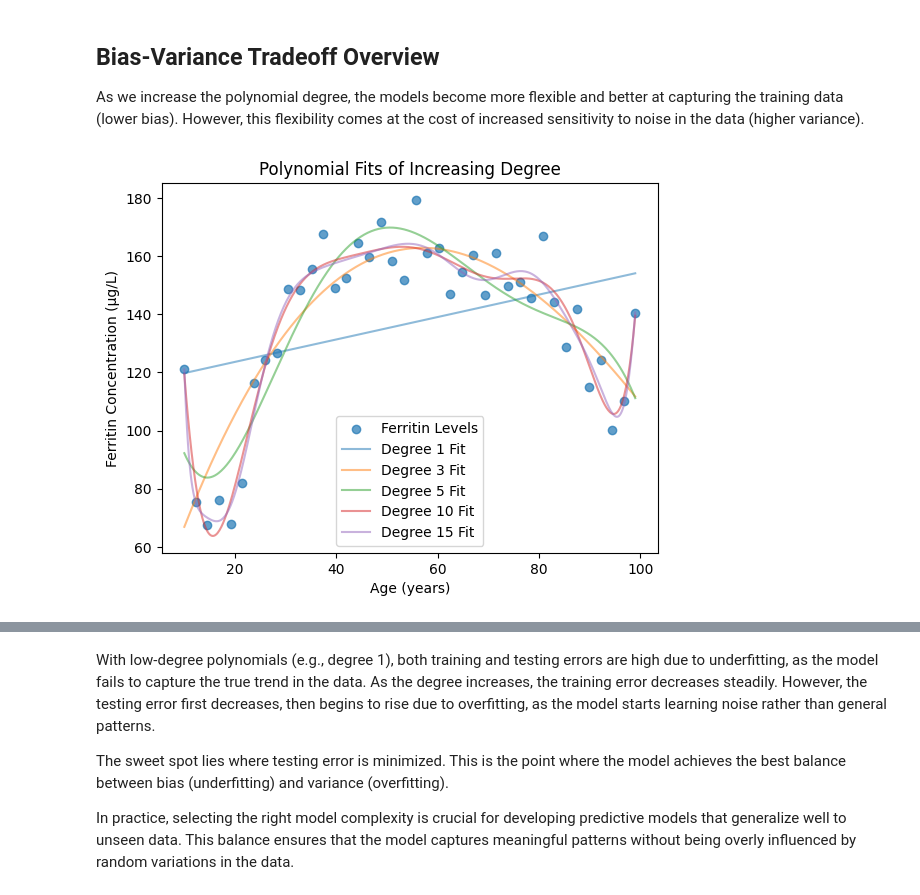
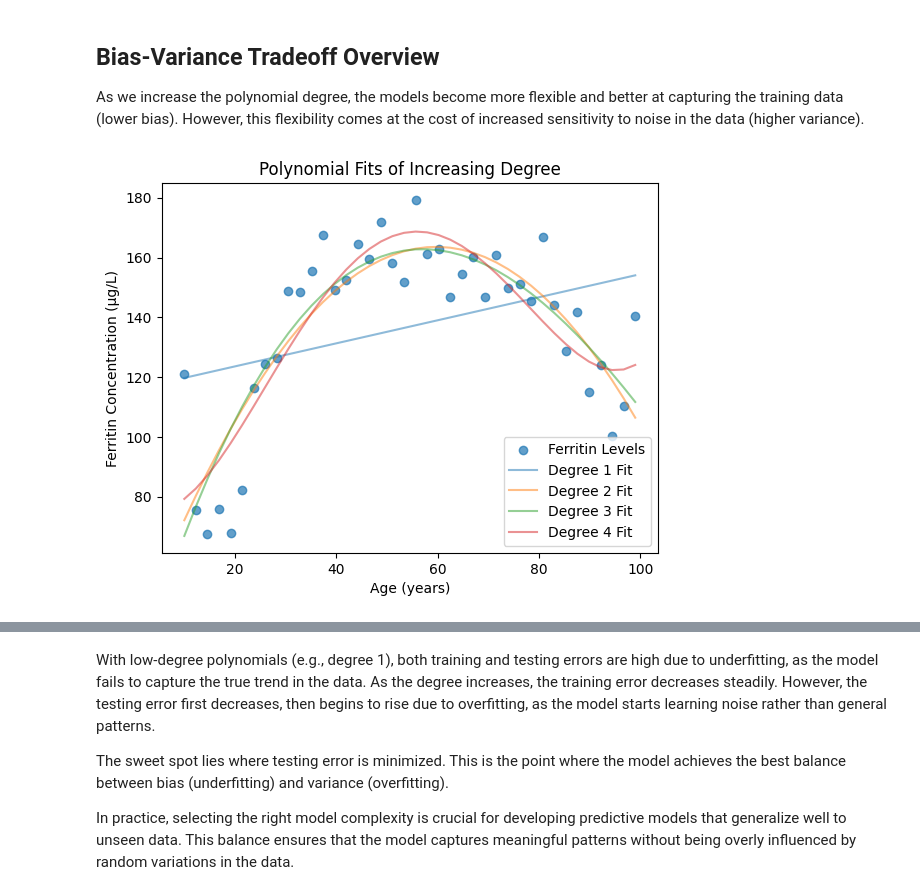
Before and after one commit to Jamoser123/PNR_Advanced_DataScience, a Jupyter notebook: 1_Overview/HandsOn_Introduction.ipynb, the cells around one changed output, grey strips where cells are left out. Saved outputs shown, nothing was run; the diff lists cells and outputs as text; code cells hidden in the pictures.

```diff
--- a/1_Overview/HandsOn_Introduction.ipynb
+++ b/1_Overview/HandsOn_Introduction.ipynb
@@ -408,20 +400,26 @@ To illustrate **low bias**, we fit a **15th-degree polynomial regression model**
 # %%
 # Fit the interpolating polynomial
 degree = 15
-coefficients = np.polyfit(data["Age"], data["Ferritin"], deg=degree)#deg=len(subset) - 1)
-polynomial = np.poly1d(coefficients)
 
-# Predict for the full dataset
-predictions = polynomial(data["Age"])
+data['Age_std'] = (data['Age'] - data['Age'].mean()) / data['Age'].std()
 
-plt.ylim(data["Ferritin"].min() - 5, data["Ferritin"].max() + 5)
+formula = create_formula(degree)
+print(formula)
 
-# Plot the higher-degree polynomial fit
+# Fit the linear regression model using statsmodels formula notation
+linear_model = smf.ols(formula=formula, data=data).fit()
+
+# Predict values using the fitted model
+predictions = linear_model.predict(data["Age_std"])
+
+# Plot the linear fit
 plt.scatter(data["Age"], data["Ferritin"], alpha=0.7, label="Ferritin Levels")
-plt.plot(data["Age"], predictions, color="green", label=f"Degree {degree} Fit (Low Bias)")
+plt.plot(data["Age"], predictions, color="red", label=f"Degree {degree} Fit (Low Bias)")
 plt.title(f"Low Bias: {degree}-Degree Polynomial Fit")
 plt.xlabel("Age (years)")
 plt.ylabel("Ferritin Concentration (µg/L)")
 plt.legend()
 plt.show()
+
+# sns.lmplot(x='Age', y='Ferritin', data=data, aspect=1.5, ci=None, line_kws={'color': 'red'}, order=degree)
 # %% [output]
@@ -466,30 +459,23 @@ As we increase the polynomial degree, the models become more flexible and better
 # %%
 # Polynomial regression function
 def fit_and_plot_polynomial(data, degrees):
     plt.scatter(data["Age"], data["Ferritin"], alpha=0.7, label="Ferritin Levels")
 
     for degree in degrees:
-        #poly = PolynomialFeatures(degree=degree)
-        #X_poly = poly.fit_transform(data[["Age"]])
-        #model = LinearRegression().fit(X_poly, data["Ferritin"])
-        #predictions = model.predict(X_poly)
 
         # Fit the interpolating polynomial
-        coefficients = np.polyfit(data["Age"], data["Ferritin"], deg=degree)
-        polynomial = np.poly1d(coefficients)
-        X_range = np.linspace(data["Age"].min(), data["Age"].max(), 500)  # Generate evenly spaced points for smooth curve
-        y_range = polynomial(X_range)
-        plt.plot(X_range, y_range, alpha=0.5, label=f"Degree {degree} Fit")
-        # Plot the polynomial fit
-        #plt.plot(data["Age"], predictions, label=f"Degree {degree}")
+        formula = create_formula(degree)
+        model = smf.ols(formula=formula, data=data).fit()
+        predictions = model.predict(data["Age_std"])
+        plt.plot(data["Age"], predictions, alpha=0.5, label=f"Degree {degree} Fit")
 
     plt.title("Polynomial Fits of Increasing Degree")
     plt.xlabel("Age (years)")
     plt.ylabel("Ferritin Concentration (µg/L)")
     plt.legend()
     plt.show()
 
 # Fit and plot for degrees 1, 3, 5, and 10
-fit_and_plot_polynomial(data, degrees=[1, 3, 5, 10, 15])
+fit_and_plot_polynomial(data, degrees=[1, 2, 3, 4])
 # %% [output]
-[figure, old version]
+[figure, new version]
```
Also changed, not shown: parts of 30 cells of this notebook, 4 other files.
